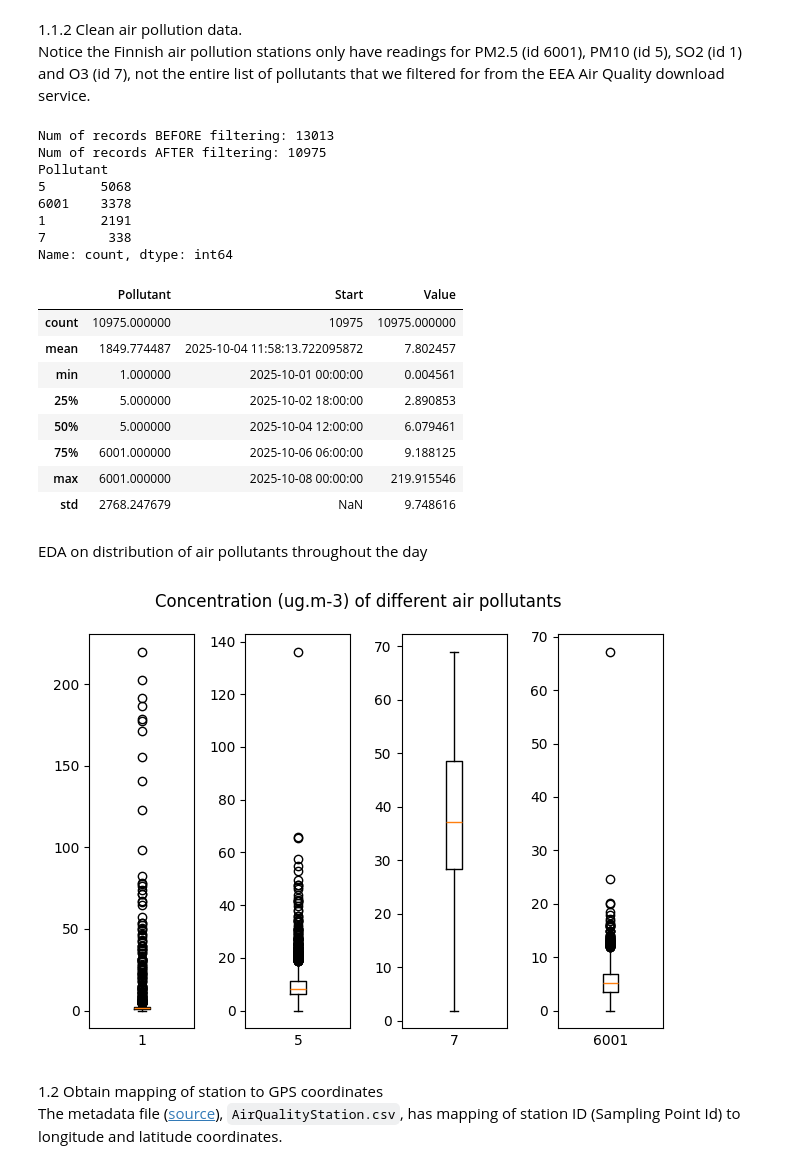
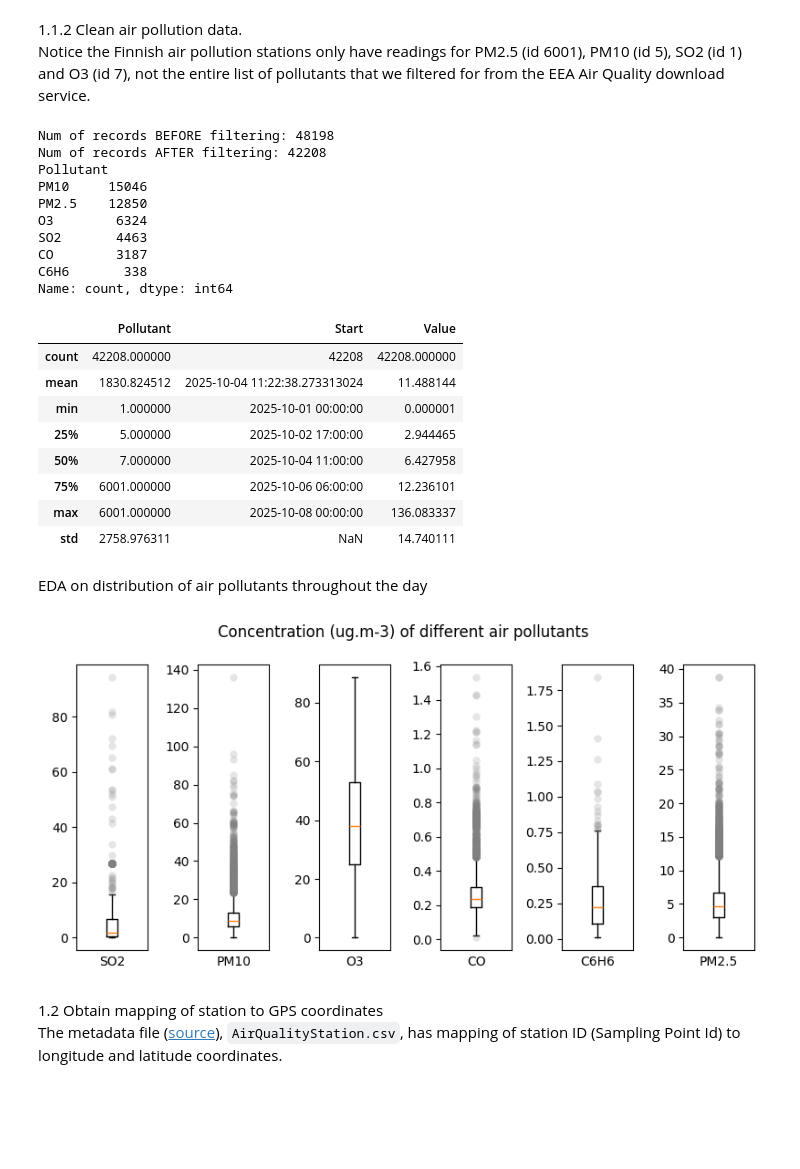
Before and after one commit to ngdeqi/DATA11001-Project, a Jupyter notebook: Data cleaning and vis.ipynb, the cells around one changed output. Saved outputs shown, nothing was run; the diff lists cells and outputs as text; code cells hidden in the pictures; blank space fills up the shorter version.

```diff
--- a/Data cleaning and vis.ipynb
+++ b/Data cleaning and vis.ipynb
@@ -24,10 +24,10 @@ NOTE: The `ParquetFilesUrls.csv` has links to parquet files that contain data ou
 
 So the data will be filtered later according to the date range of 01/01/2025 to 02/01/2025
 # %%
-DATA_CSV_E2A = r"data\Air pollution data\FI\ParquetFilesUrls.csv"       # Path to e2a csv data with urls
-DATA_CSV_E1A = r"data\Air pollution data\FI\ParquetFilesUrlse1a.csv"    # Path to e1a csv with data urls
+DATA_CSV_E2A = r"data\Air pollution data\FI_SE_DK_NO_EE_IS_IE_LT\ParquetFilesUrls.csv"    # Path to e2a csv data with urls
+DATA_CSV_E1A = r"data\Air pollution data\FI_SE_DK_NO_EE_IS_IE_LT\ParquetFilesUrlse1a.csv" # Path to e1a csv with data urls
 
-DATA_DIR = r"data\Air pollution data\FI"                                # Folder with parquet files
+DATA_DIR = r"data\Air pollution data\FI_SE_DK_NO_EE_IS_IE_LT"                               # Folder with parquet files
 METADATA_DIR = r"data\Air pollution data\metadata\AirQualityStation.csv"
 
 START_DATE = "2025-10-1"
@@ -88,56 +88,73 @@ df_air.describe()
 1.1.2 Clean air pollution data. <br>
 Notice the Finnish air pollution stations only have readings for PM2.5 (id 6001), PM10 (id 5), SO2 (id 1) and O3 (id 7), not the entire list of pollutants that we filtered for from the EEA Air Quality download service.
 # %%
+map_id_to_pollutant = {
+    1: "SO2",
+    5: "PM10",
+    6: "NOy",
+    7: "O3",
+    10: "CO",
+    20: "C6H6",
+    6001: "PM2.5"
+}
+
 df_air["Start"] = pd.to_datetime(df_air["Start"])
 df_air = df_air[(df_air["Start"] >= START_DATE) & \
-                (df_air["Start"] <= END_DATE)]              # Filter to a smaller range of dates
+                (df_air["Start"] <= END_DATE)]                  # Filter to a smaller range of dates
 
 print("Num of records BEFORE filtering:", len(df_air))
 
-df_air = df_air[df_air["Validity"] == 1]                    # Remove invalid data
-df_air = df_air.drop(["Validity"], axis=1)                  # Validity column is now useless
-df_air["Samplingpoint"] = df_air["Samplingpoint"].str[3:]   # Remove country code prefix
+df_air["Samplingpoint"] = df_air["Samplingpoint"].str[3:]       # Remove country code prefix
+
+df_air = df_air[(df_air["Validity"] == 1) | (df_air["Validity"] == 4)]  # Delete invalid values
+df_air = df_air.drop(["Validity"], axis=1)                      # Validity column is now useless
 
 df_air["Value"] = df_air["Value"].astype(float)
 df_air["Value"] = df_air["Value"].where(lambda x: x>0, np.nan)  # Replace negative values with nan
-df_air = df_air.ffill()                                     # Forward fill null values
+df_air["Value"] = df_air["Value"].ffill()                       # forward fill null values
 
 print("Num of records AFTER filtering:", len(df_air))
 
-print(df_air["Pollutant"].value_counts())
+series_summary = df_air["Pollutant"].value_counts()
+series_summary.index = series_summary.index.to_series().map(map_id_to_pollutant)
+print(series_summary)
+
 df_air.describe()
 # %% [output]
-Num of records BEFORE filtering: 13013
-Num of records AFTER filtering: 10975
+Num of records BEFORE filtering: 48198
+Num of records AFTER filtering: 42208
 Pollutant
-5       5068
-6001    3378
-1       2191
-7        338
+PM10     15046
+PM2.5    12850
+O3        6324
+SO2       4463
+CO        3187
+C6H6       338
 Name: count, dtype: int64
 |  | Pollutant | Start | Value |
-| count | 10975.000000 | 10975 | 10975.000000 |
-| mean | 1849.774487 | 2025-10-04 11:58:13.722095872 | 7.802457 |
-| min | 1.000000 | 2025-10-01 00:00:00 | 0.004561 |
-| 25% | 5.000000 | 2025-10-02 18:00:00 | 2.890853 |
-| 50% | 5.000000 | 2025-10-04 12:00:00 | 6.079461 |
-| 75% | 6001.000000 | 2025-10-06 06:00:00 | 9.188125 |
-| max | 6001.000000 | 2025-10-08 00:00:00 | 219.915546 |
-| std | 2768.247679 | NaN | 9.748616 |
+| count | 42208.000000 | 42208 | 42208.000000 |
+| mean | 1830.824512 | 2025-10-04 11:22:38.273313024 | 11.488144 |
+| min | 1.000000 | 2025-10-01 00:00:00 | 0.000001 |
+| 25% | 5.000000 | 2025-10-02 17:00:00 | 2.944465 |
+| 50% | 7.000000 | 2025-10-04 11:00:00 | 6.427958 |
+| 75% | 6001.000000 | 2025-10-06 06:00:00 | 12.236101 |
+| max | 6001.000000 | 2025-10-08 00:00:00 | 136.083337 |
+| std | 2758.976311 | NaN | 14.740111 |
 # %% [markdown]
 EDA on distribution of air pollutants throughout the day
 # %%
-fig, axes = plt.subplots(1,4)
+fig, axes = plt.subplots(1, len(df_air["Pollutant"].unique()), figsize=(8,4))
 fig.suptitle("Concentration (ug.m-3) of different air pollutants")
 
-for ax, (name, data) in zip(axes.flatten(), df_air.groupby("Pollutant")):
-    ax.boxplot(data["Value"])
-    ax.set_xlabel(name)
+for ax, (pollutant_id, data) in zip(axes.flatten(), df_air.groupby("Pollutant")):
+    ax.boxplot(data["Value"], flierprops=dict(linewidth=0, markeredgecolor="none", markerfacecolor="grey", alpha=0.2))
+    ax.set_xlabel(map_id_to_pollutant[pollutant_id])
     ax.set_xticks([]) # Remove useless xticks for each subplot
+
 plt.tight_layout()
 plt.show()
 # %% [output]
-[figure, old version]
+[figure, new version]
 # %% [markdown]
 1.2 Obtain mapping of station to GPS coordinates <br>
 The metadata file ([source](https://discomap.eea.europa.eu/App/AQViewer/index.html?fqn=Airquality_Dissem.b2g.measurements)), `AirQualityStation.csv`, has mapping of station ID (Sampling Point Id) to longitude and latitude coordinates.
```
Also changed, not shown: parts of 4 cells of this notebook, 18 other files.
